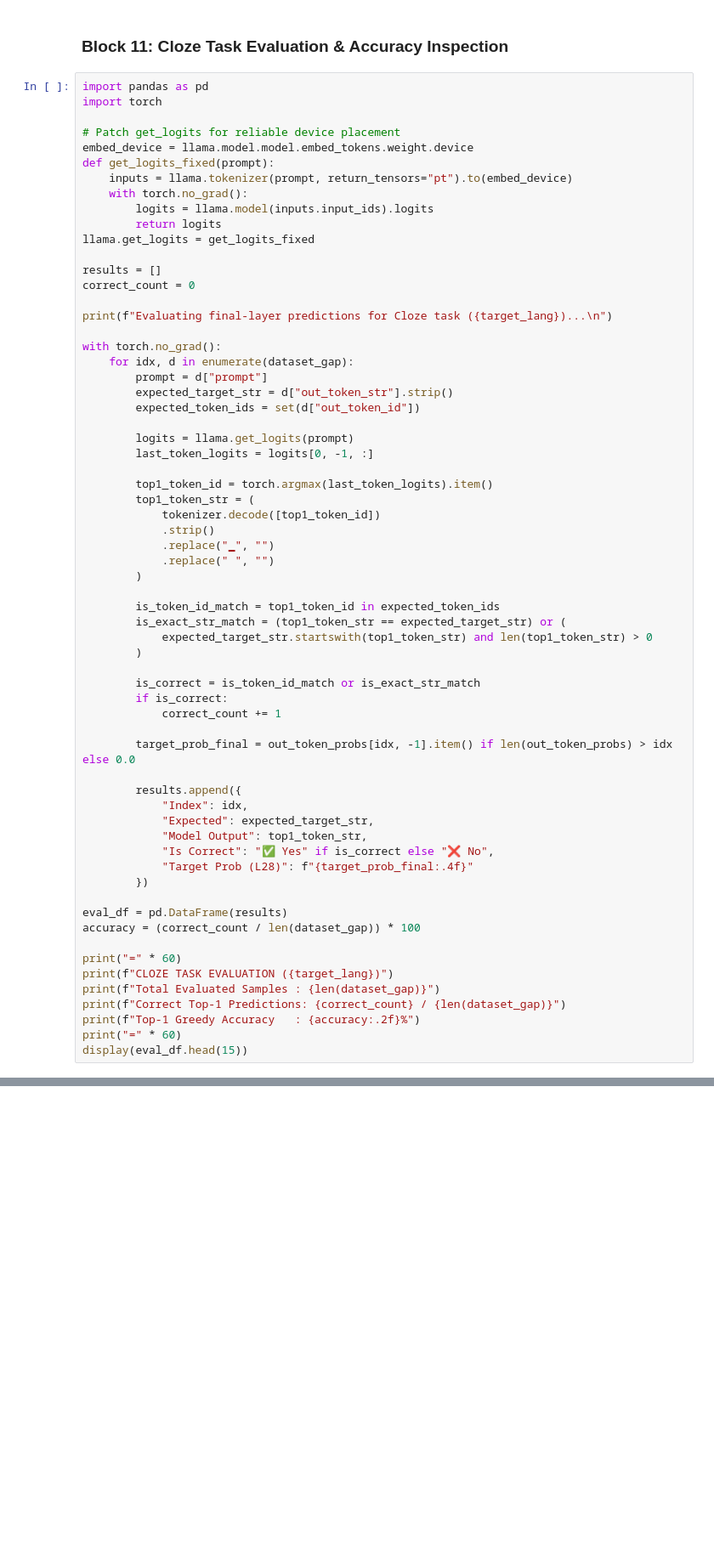
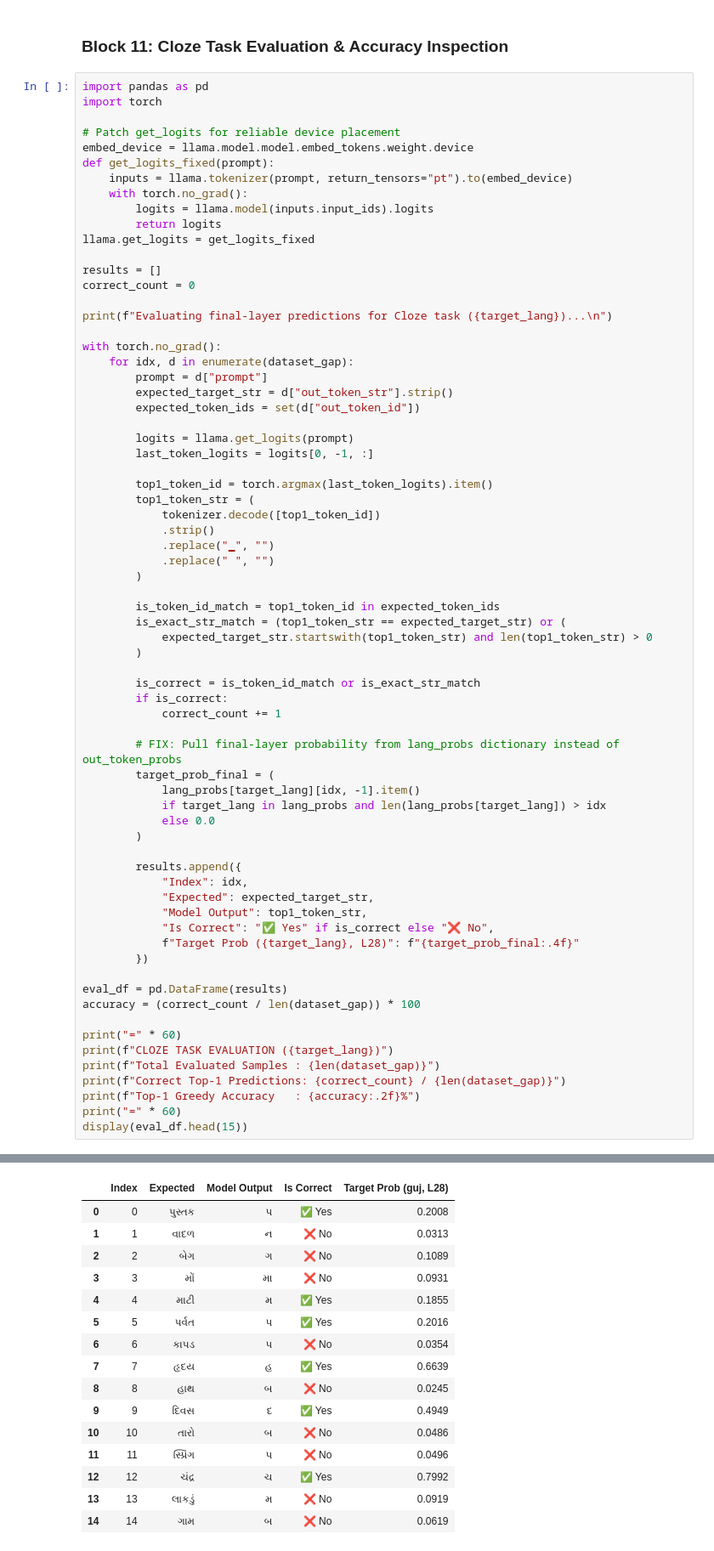
Before and after one commit to LEZEgit/btp-concept-space-language-analysis, a Jupyter notebook: Translation_Experiment_IND/Cloze Experiment/new_experiment_Cloze.ipynb, the cells around one changed output, grey strips where cells are left out. Shown at 85% size. Cells and saved outputs as stored; diff of their text form; blank space fills up the shorter version.

```diff
--- a/Translation_Experiment_IND/Cloze Experiment/new_experiment_Cloze.ipynb
+++ b/Translation_Experiment_IND/Cloze Experiment/new_experiment_Cloze.ipynb
@@ -348,14 +409,19 @@ with torch.no_grad():
         if is_correct:
             correct_count += 1
 
-        target_prob_final = out_token_probs[idx, -1].item() if len(out_token_probs) > idx else 0.0
+        # FIX: Pull final-layer probability from lang_probs dictionary instead of out_token_probs
+        target_prob_final = (
+            lang_probs[target_lang][idx, -1].item()
+            if target_lang in lang_probs and len(lang_probs[target_lang]) > idx
+            else 0.0
+        )
 
         results.append({
             "Index": idx,
             "Expected": expected_target_str,
             "Model Output": top1_token_str,
             "Is Correct": "✅ Yes" if is_correct else "❌ No",
-            "Target Prob (L28)": f"{target_prob_final:.4f}"
+            f"Target Prob ({target_lang}, L28)": f"{target_prob_final:.4f}"
         })
 
 eval_df = pd.DataFrame(results)
@@ -368,3 +434,4 @@ print(f"Correct Top-1 Predictions: {correct_count} / {len(dataset_gap)}")
 print(f"Top-1 Greedy Accuracy   : {accuracy:.2f}%")
 print("=" * 60)
 display(eval_df.head(15))
+# %% [output]
@@ -370,0 +446,16 @@ display(eval_df.head(15))
+|  | Index | Expected | Model Output | Is Correct | Target Prob (guj, L28) |
+| 0 | 0 | પુસ્તક | પ | ✅ Yes | 0.2008 |
+| 1 | 1 | વાદળ | ન | ❌ No | 0.0313 |
+| 2 | 2 | બેગ | ગ | ❌ No | 0.1089 |
+| 3 | 3 | મોં | મા | ❌ No | 0.0931 |
+| 4 | 4 | માટી | મ | ✅ Yes | 0.1855 |
+| 5 | 5 | પર્વત | પ | ✅ Yes | 0.2016 |
+| 6 | 6 | કાપડ | પ | ❌ No | 0.0354 |
+| 7 | 7 | હૃદય | હ | ✅ Yes | 0.6639 |
+| 8 | 8 | હાથ | બ | ❌ No | 0.0245 |
+| 9 | 9 | દિવસ | દ | ✅ Yes | 0.4949 |
+| 10 | 10 | તારો | બ | ❌ No | 0.0486 |
+| 11 | 11 | સ્પ્રિંગ | પ | ❌ No | 0.0496 |
+| 12 | 12 | ચંદ્ર | ચ | ✅ Yes | 0.7992 |
+| 13 | 13 | લાકડું | મ | ❌ No | 0.0919 |
+| 14 | 14 | ગામ | બ | ❌ No | 0.0619 |
```
Also changed, not shown: parts of 12 cells of this notebook, 44 other files.
